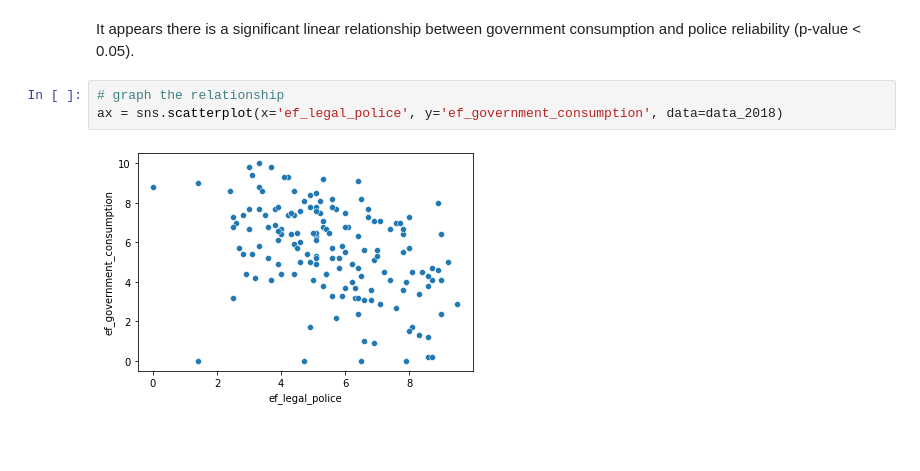
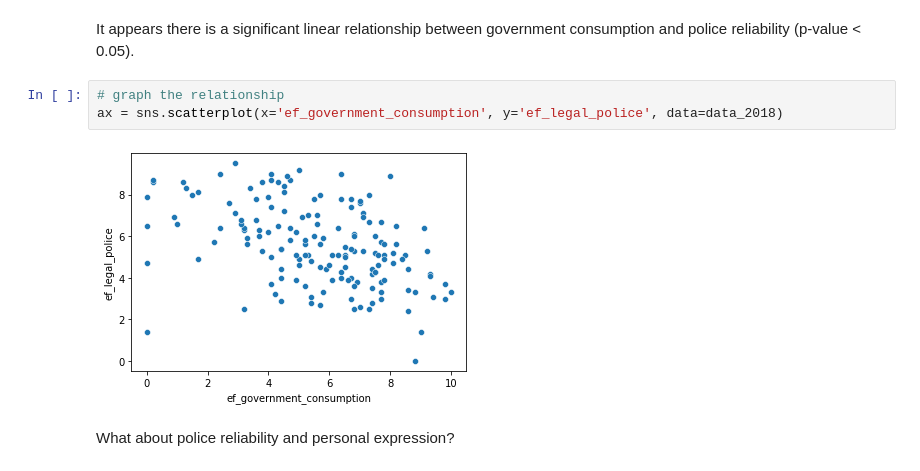
Before and after one commit to aroy2530/l2_demo_analysis, a Jupyter notebook: human_freedom_analysis.ipynb, the cells around one changed output. Drawn from its saved outputs; the diff is of its cells as text; blank space fills up the shorter version.

```diff
--- a/human_freedom_analysis.ipynb
+++ b/human_freedom_analysis.ipynb
@@ -152,6 +152,8 @@ dtype: float64
 It appears there is a significant linear relationship between government consumption and police reliability (p-value < 0.05).
 # %%
 # graph the relationship
-ax = sns.scatterplot(x='ef_legal_police', y='ef_government_consumption', data=data_2018)
+ax = sns.scatterplot(x='ef_government_consumption', y='ef_legal_police', data=data_2018)
 # %% [output]
-[figure, old version]
+[figure, new version]
+# %% [markdown]
+What about police reliability and personal expression?
```
